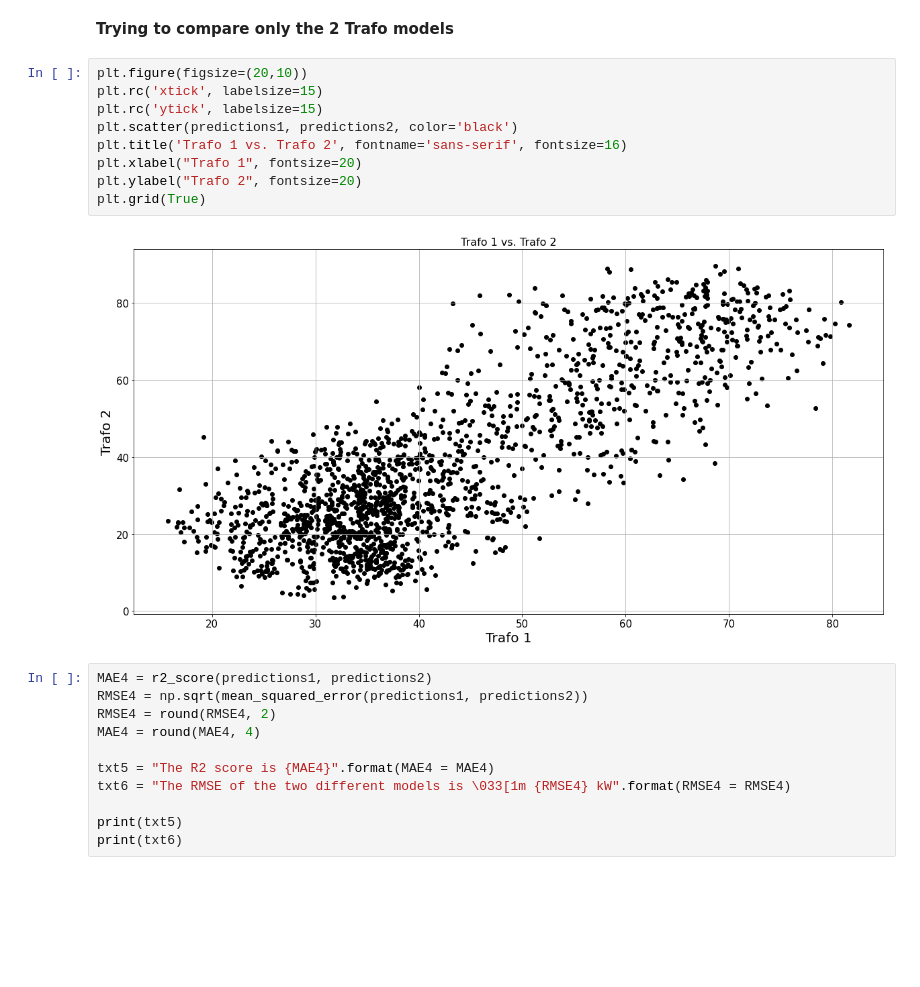
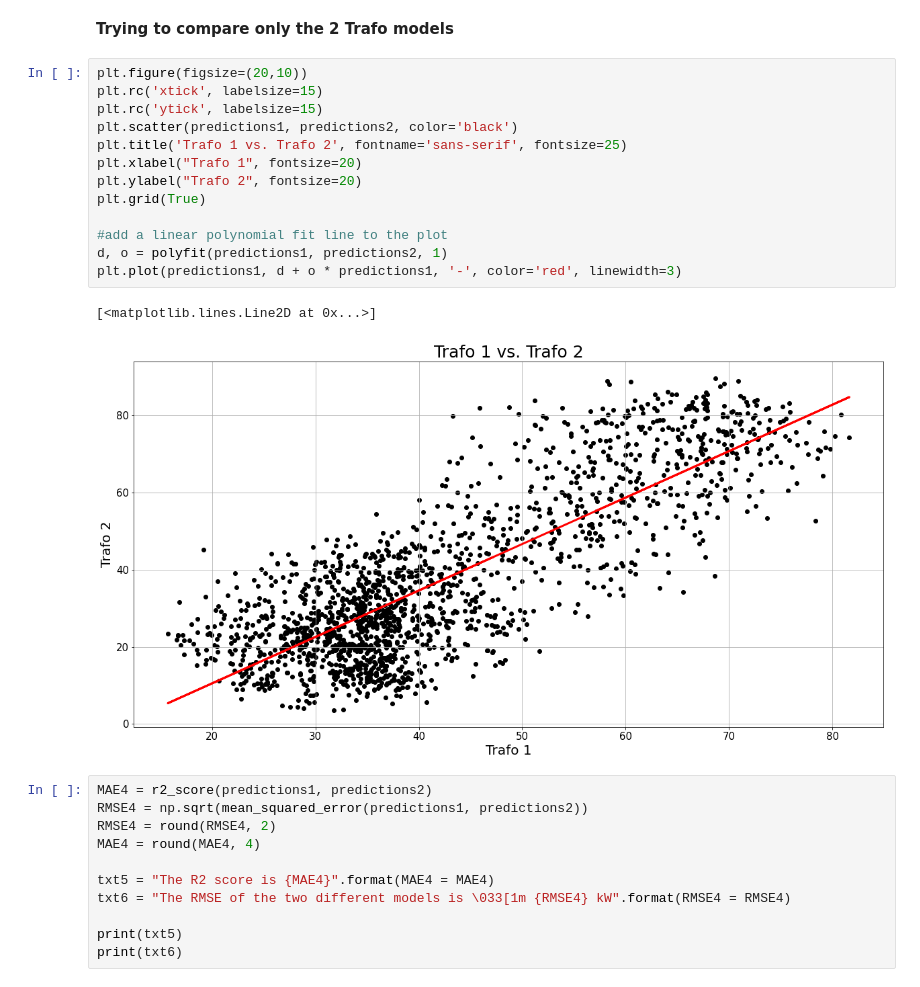
Before and after one commit to BurakCemOztarak/FH_Final_Project, a Jupyter notebook: ML_TotalTrafo.ipynb, the cells around one changed output. Cells and saved outputs as stored; diff of their text form; blank space fills up the shorter version.

```diff
--- a/ML_TotalTrafo.ipynb
+++ b/ML_TotalTrafo.ipynb
@@ -255,14 +266,19 @@ The RMSE of the two different models is  14.56 kW
 # %%
 plt.figure(figsize=(20,10))
 plt.rc('xtick', labelsize=15)
 plt.rc('ytick', labelsize=15)
 plt.scatter(predictions1, predictions2, color='black')
-plt.title('Trafo 1 vs. Trafo 2', fontname='sans-serif', fontsize=16)
+plt.title('Trafo 1 vs. Trafo 2', fontname='sans-serif', fontsize=25)
 plt.xlabel("Trafo 1", fontsize=20)
 plt.ylabel("Trafo 2", fontsize=20)
 plt.grid(True)
+
+#add a linear polynomial fit line to the plot
+d, o = polyfit(predictions1, predictions2, 1)
+plt.plot(predictions1, d + o * predictions1, '-', color='red', linewidth=3)
 # %% [output]
+[<matplotlib.lines.Line2D at 0x...>]
-[figure, old version]
+[figure, new version]
 # %%
 MAE4 = r2_score(predictions1, predictions2)
 RMSE4 = np.sqrt(mean_squared_error(predictions1, predictions2))
```
Also changed, not shown: parts of 6 cells of this notebook.
